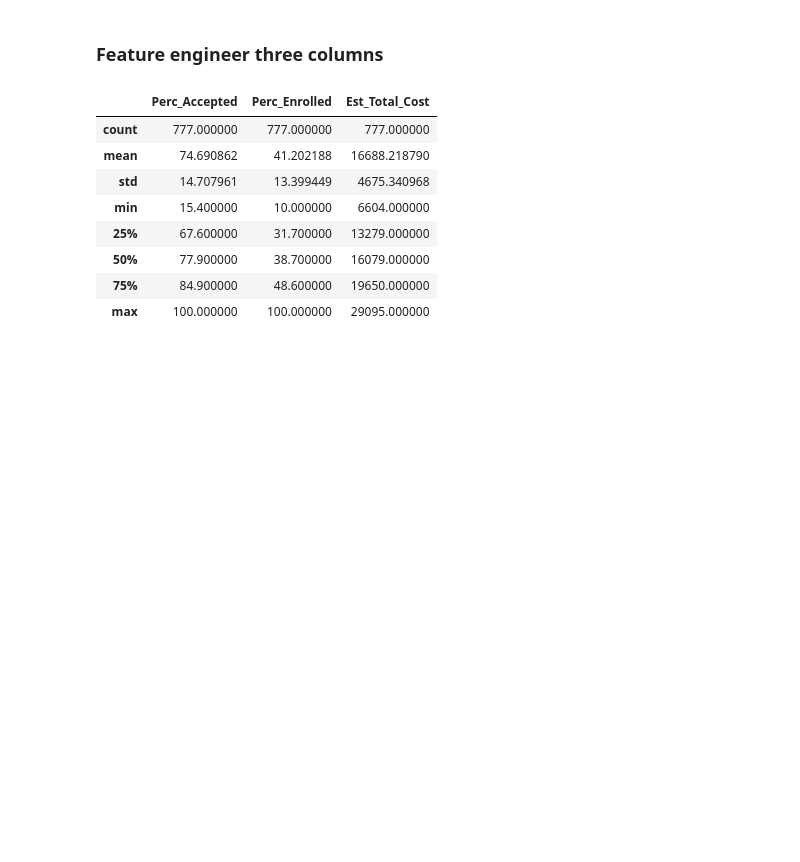
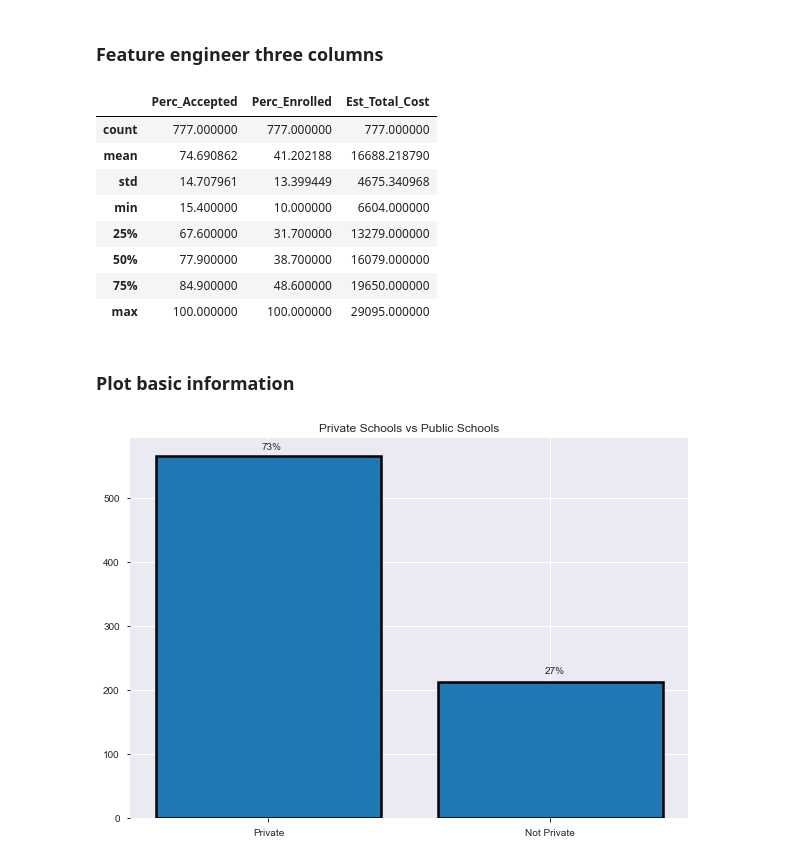
Before and after one commit to RNEnriquez/Random-Analysis, a Jupyter notebook: College-Analysis.ipynb, the cells around one changed output. Cells and saved outputs as stored; diff of their text form; code cells hidden in the pictures; blank space fills up the shorter version.

```diff
--- a/College-Analysis.ipynb
+++ b/College-Analysis.ipynb
@@ -117,3 +117,16 @@ admissions.describe()[["Perc_Accepted", "Perc_Enrolled", "Est_Total_Cost"]]
 | 50% | 77.900000 | 38.700000 | 16079.000000 |
 | 75% | 84.900000 | 48.600000 | 19650.000000 |
 | max | 100.000000 | 100.000000 | 29095.000000 |
+# %% [markdown]
+### Plot basic information
+# %%
+xVar = ["Private", "Not Private"]
+yVar = admissions["Private"].value_counts().values
+
+fig, ax = plt.subplots(figsize=(10,7))
+ax.bar(x=xVar, height=yVar, edgecolor="black", linewidth=2.5)
+ax.annotate(s="73%", xy=(-0.025,575))
+ax.annotate(s="27%", xy=(0.98, 225))
+ax.set_title("Private Schools vs Public Schools");
+# %% [output]
+[figure, added]
```
Also changed, not shown: parts of 10 cells of this notebook.
